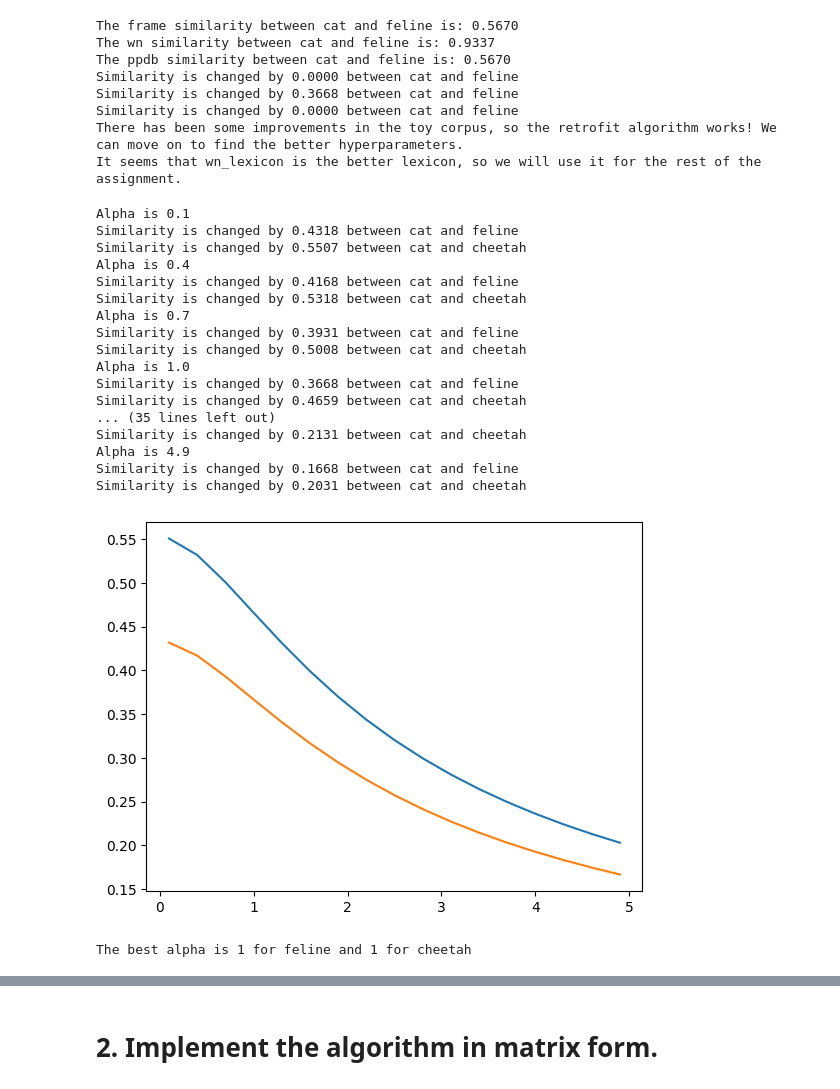
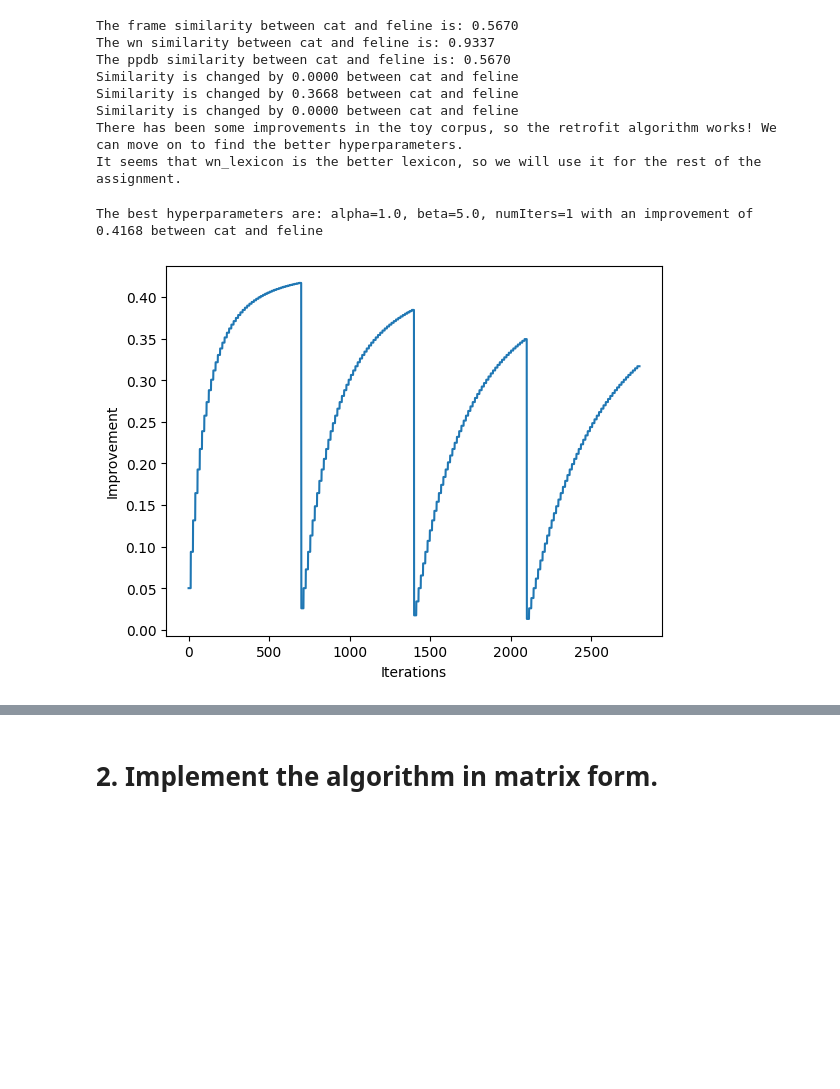
Before and after one commit to HIEUNT1610/ML2-Project, a Jupyter notebook: Work/Algorithm.ipynb, the cells around one changed output, grey strips where cells are left out. Saved outputs shown, nothing was run; the diff lists cells and outputs as text; code cells hidden in the pictures; blank space fills up the shorter version.

```diff
--- a/Work/Algorithm.ipynb
+++ b/Work/Algorithm.ipynb
@@ -88,6 +90,7 @@ The similarity between cat and feline is: 0.5670
 # Preprocessing the data:
 isNumber = re.compile(r'\d+.*')
 def norm_word(word):
+  word = word.replace('[', '').replace(']', '').replace("'", '').replace('"', '')
   if isNumber.search(word.lower()):
     return '---num---'
   elif re.sub(r'\W+', '', word) == '':
@@ -138,12 +141,13 @@ def retrofit(wordVecs, lexicon, numIters, alpha = 1, beta = 1): # wordVecs is a
       if numNeighbours == 0:
         continue
       # the weight of the old vector is alpha
-      newVec = alpha * numNeighbours * wordVecs[word]
+      newVec = alpha * wordVecs[word]
       # loop over neighbours and add to new vector (currently with weight beta)
       for ppWord in wordNeighbours:
         newVec += beta * newWordVecs[ppWord]
-      newWordVecs[word] = newVec/((alpha + beta)*numNeighbours) # 1/numNeighbours * numNeighbours = 1
+      newWordVecs[word] = newVec/(alpha + beta*numNeighbours) # 1/numNeighbours * numNeighbours = 1
       # define a stopping mechanism using Euclidean distance
+      # if distance too small, use the original vector
       if np.linalg.norm(newWordVecs[word] - wordVecs[word]) < 0.01:
         newWordVecs[word] = wordVecs[word]
   return newWordVecs
@@ -228,44 +270,36 @@ Similarity is changed by 0.0000 between cat and feline
 There has been some improvements in the toy corpus, so the retrofit algorithm works! We can move on to find the better hyperparameters.
 It seems that wn_lexicon is the better lexicon, so we will use it for the rest of the assignment.
 # %%
-# Test different hyperparameters:
-# Test alpha:
-improvement_cheetah = []
+# Test different hyperparameters on 'cat' and 'feline':
 improvement_feline = []
-for alpha in np.arange(0.1, 5.1, 0.3):
-    newWordVecs = retrofit(toy_wordVecs, wn_lexicon, numIters = 10, alpha = alpha, beta = 2)
-    retro_similarity_matrix = np.zeros((len(vec_toy_corpus), len(vec_toy_corpus)))
-    for i in range(len(vec_toy_corpus)):
-        for j in range(len(vec_toy_corpus)):
-            retro_similarity_matrix[i][j] = cosine_similarity(newWordVecs[toy_corpus[i]], newWordVecs[toy_corpus[j]])
-    print(f'Alpha is {alpha:.1f}')
-    print(f'Similarity is changed by {retro_similarity_matrix[3][6] - similarity_matrix[3][6]:.4f} between {toy_corpus[3]} and {toy_corpus[6]}')
-    print(f'Similarity is changed by {retro_similarity_matrix[3][4] - similarity_matrix[3][4]:.4f} between {toy_corpus[3]} and {toy_corpus[4]}')
-    improvement_feline.append(retro_similarity_matrix[3][6] - similarity_matrix[3][6])
-    improvement_cheetah.append(retro_similarity_matrix[3][4] - similarity_matrix[3][4])
+best_alpha = 0
+best_beta = 0
+best_numIters = 0
+best_improvement = -1
+
+for alpha in np.arange(1, 5, 1):
+    for beta in np.arange(0.1, 5.1, 0.1):
+        for numIters in range(1, 15, 1):
+            newWordVecs = retrofit(toy_wordVecs, wn_lexicon, numIters=numIters, alpha=alpha, beta=beta)
+            retro_similarity_matrix = np.zeros((len(vec_toy_corpus), len(vec_toy_corpus)))
+            for i in range(len(vec_toy_corpus)):
+                for j in range(len(vec_toy_corpus)):
+                    retro_similarity_matrix[i][j] = cosine_similarity(newWordVecs[toy_corpus[i]], newWordVecs[toy_corpus[j]])
+            improvement = retro_similarity_matrix[3][6] - similarity_matrix[3][6]
+            improvement_feline.append(improvement)
+            if improvement > best_improvement:
+                best_improvement = improvement
+                best_alpha = alpha
+                best_beta = beta
+                best_numIters = numIters
+
+print(f"The best hyperparameters are: alpha={best_alpha:.1f}, beta={best_beta:.1f}, numIters={best_numIters} with an improvement of {best_improvement:.4f} between {toy_corpus[3]} and {toy_corpus[6]}")
 
 # Plot the results:
-plt.plot(np.arange(0.1, 5.1, 0.3), improvement_cheetah, label = 'cheetah')
-plt.plot(np.arange(0.1, 5.1, 0.3), improvement_feline, label = 'feline')
+plt.plot(range(len(improvement_feline)), improvement_feline)
+plt.xlabel('Iterations')
+plt.ylabel('Improvement')
 plt.show()
-print(f"The best alpha is {np.argmax(improvement_feline) + 1} for feline and {np.argmax(improvement_cheetah) + 1} for cheetah")
 # %% [output]
-Alpha is 0.1
-Similarity is changed by 0.4318 between cat and feline
-Similarity is changed by 0.5507 between cat and cheetah
-Alpha is 0.4
-Similarity is changed by 0.4168 between cat and feline
-Similarity is changed by 0.5318 between cat and cheetah
-Alpha is 0.7
-Similarity is changed by 0.3931 between cat and feline
-Similarity is changed by 0.5008 between cat and cheetah
-Alpha is 1.0
-Similarity is changed by 0.3668 between cat and feline
-Similarity is changed by 0.4659 between cat and cheetah
-... (35 lines left out)
-Similarity is changed by 0.2131 between cat and cheetah
-Alpha is 4.9
-Similarity is changed by 0.1668 between cat and feline
-Similarity is changed by 0.2031 between cat and cheetah
+The best hyperparameters are: alpha=1.0, beta=5.0, numIters=1 with an improvement of 0.4168 between cat and feline
-[figure, old version]
+[figure, new version]
-The best alpha is 1 for feline and 1 for cheetah
```
Also changed, not shown: parts of 13 cells of this notebook, 1 other file.
